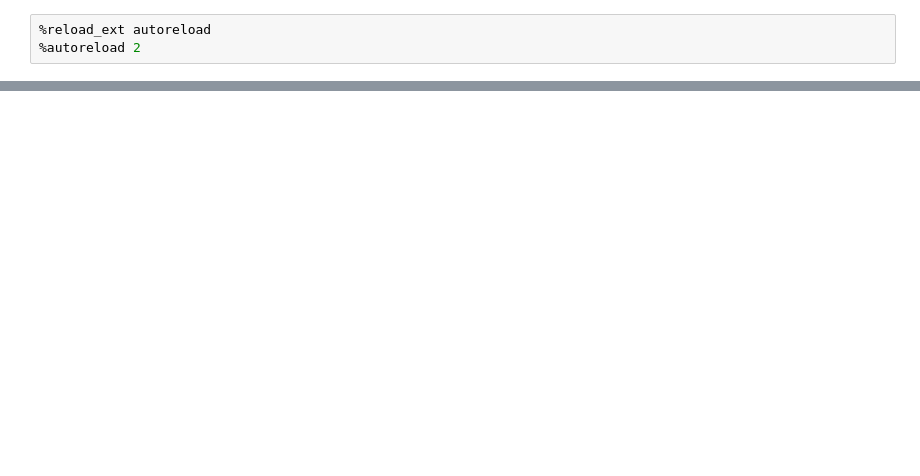
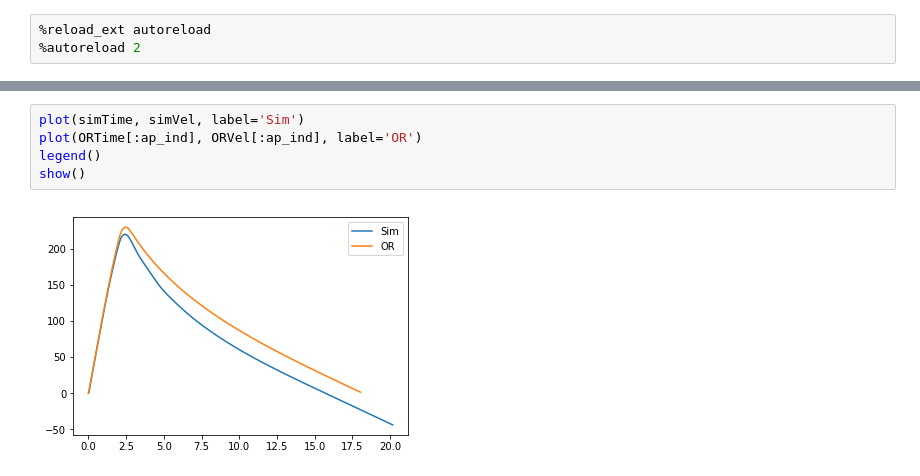
Before and after one commit to UCSC-Rocket-Club/ADAS, a Jupyter notebook: RunSimulation.ipynb, the cells around one changed output, grey strips where cells are left out. Saved outputs shown, nothing was run; the diff lists cells and outputs as text; blank space fills up the shorter version.

```diff
--- a/RunSimulation.ipynb
+++ b/RunSimulation.ipynb
@@ -45,0 +64,7 @@ simAcc = df['acceleration'].astype(np.float).values.tolist()
+# %%
+plot(simTime, simVel, label='Sim')
+plot(ORTime[:ap_ind], ORVel[:ap_ind], label='OR')
+legend()
+show()
+# %% [output]
+[figure, added]
```
Also changed, not shown: parts of 4 cells of this notebook, 5 other files.
